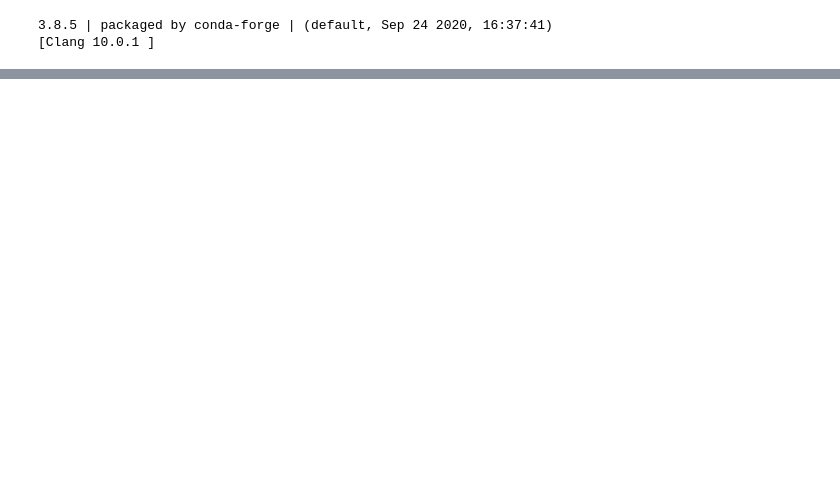
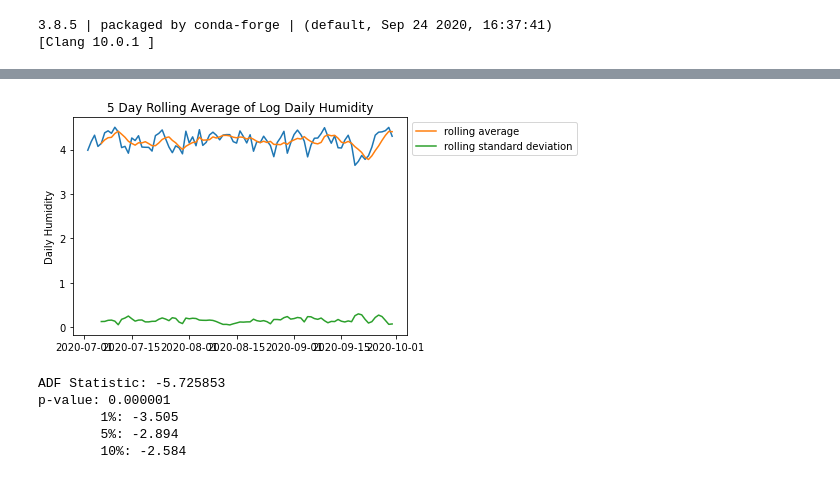
Before and after one commit to aauyeung19/Metis-Project-3, a Jupyter notebook: visualization_notebook.ipynb, the cells around one changed output, grey strips where cells are left out. Cells and saved outputs as stored; diff of their text form; code cells hidden in the pictures; blank space fills up the shorter version.

```diff
--- a/visualization_notebook.ipynb
+++ b/visualization_notebook.ipynb
@@ -21,0 +84,27 @@ True
+# %%
+log_hdf = np.log(hdf)
+log_roll_mean = log_hdf.rolling(window=5).mean()
+log_roll_std = log_hdf.rolling(window=5).std()
+# %%
+plt.plot(log_hdf)
+plt.plot(log_roll_mean, label='rolling average')
+plt.plot(log_roll_std, label='rolling standard deviation')
+plt.ylabel('Daily Humidity')
+plt.title('5 Day Rolling Average of Log Daily Humidity')
+plt.legend(bbox_to_anchor=(1,1));
+# %% [output]
+[figure, added]
+# %%
+from statsmodels.tsa.stattools import adfuller
+
+result = adfuller(log_hdf)
+print('ADF Statistic: %f' % result[0])
+print('p-value: %f' % result[1])
+for key, value in result[4].items():
+	print('\t%s: %.3f' % (key, value))
+# %% [output]
+ADF Statistic: -5.725853
+p-value: 0.000001
+        1%: -3.505
+        5%: -2.894
+        10%: -2.584
```
Also changed, not shown: parts of 28 cells of this notebook.
